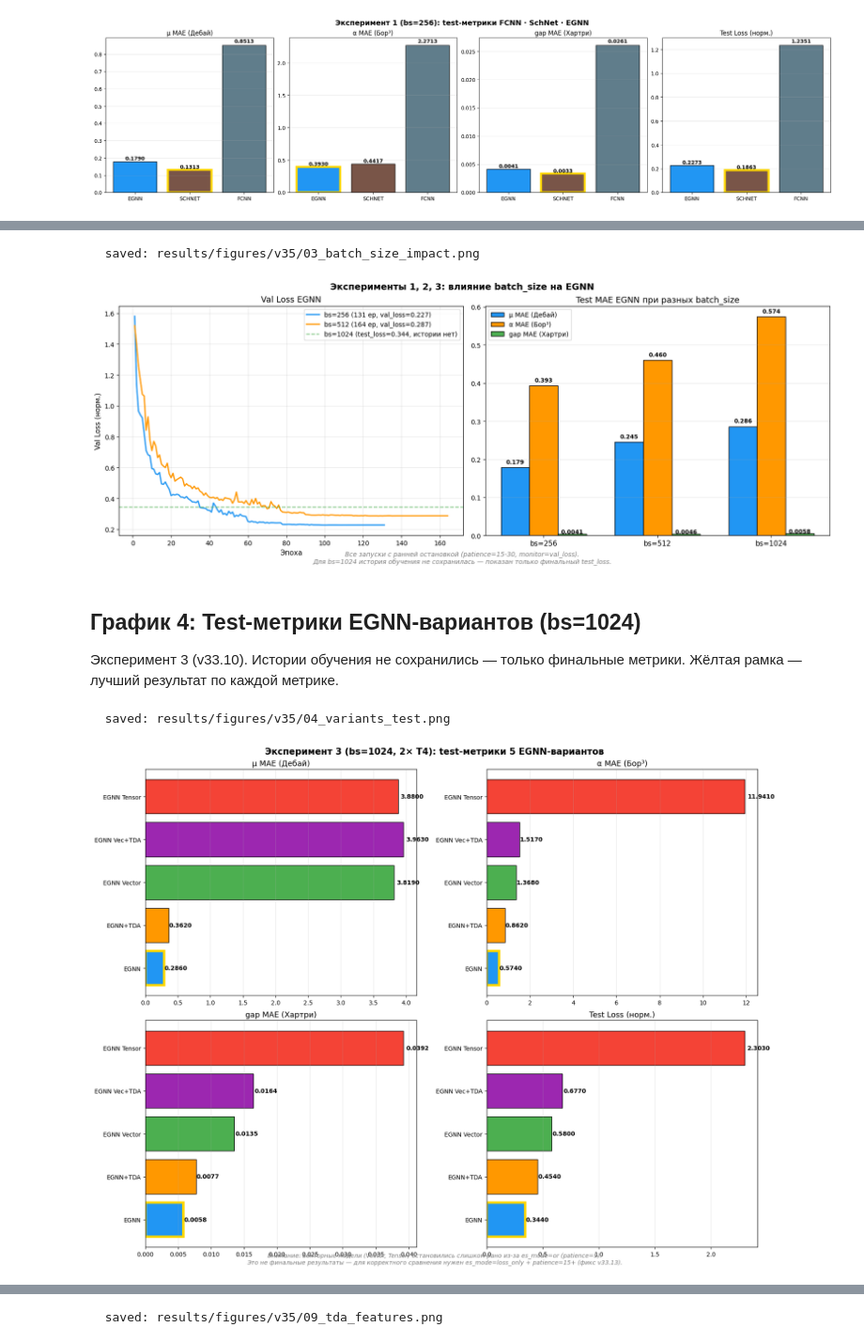
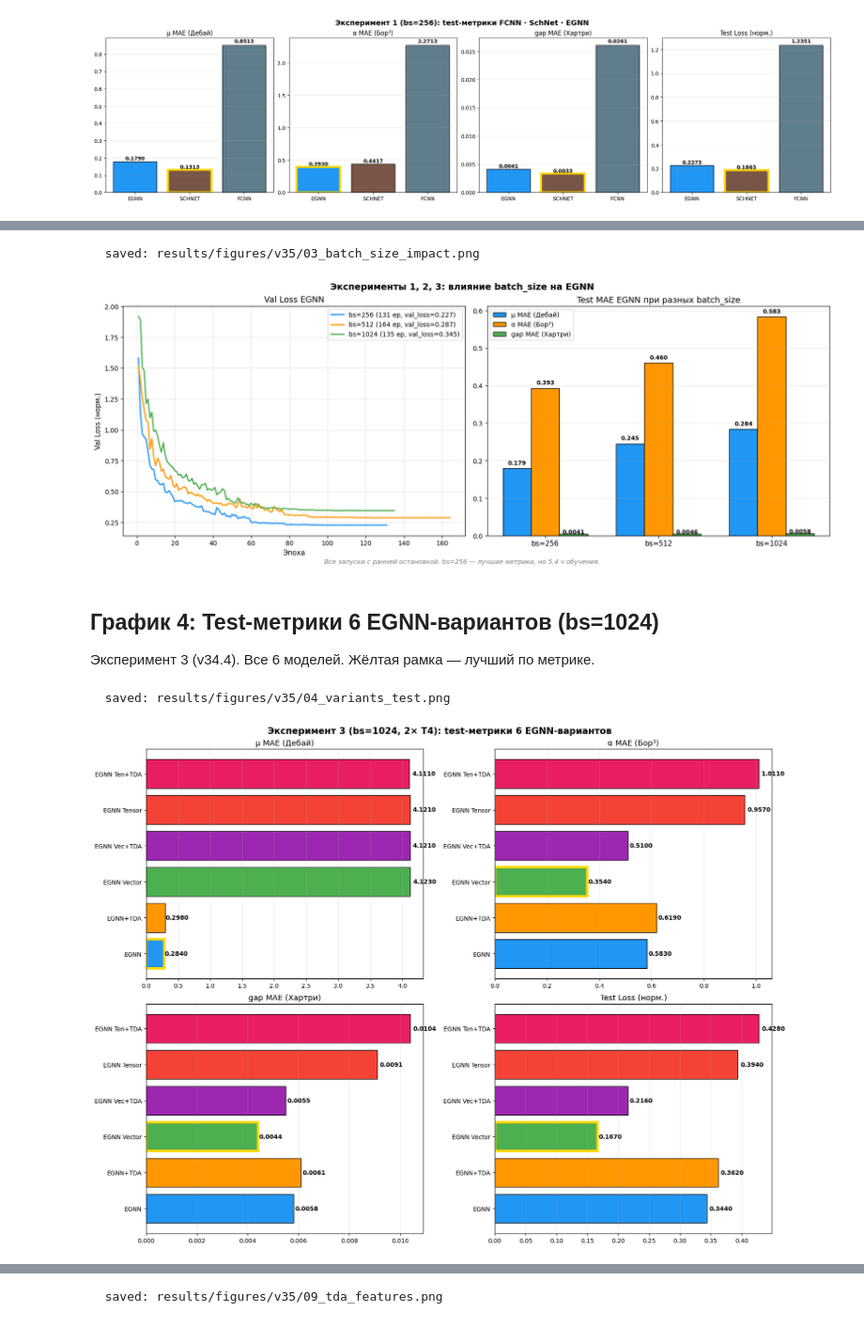
Before and after one commit to ThomasMoore25/alchemy-geom-tda, a Jupyter notebook: notebooks/plot_results.ipynb, the cells around one changed output, grey strips where cells are left out. Shown at 94% size. Cells and saved outputs as stored; diff of their text form; code cells hidden in the pictures.

```diff
--- a/notebooks/plot_results.ipynb
+++ b/notebooks/plot_results.ipynb
@@ -92,8 +93,7 @@ for f in glob.glob('results/experiments/batch_size_256/history_*.csv'):
 import re
 e2_hist = {}
 for f in glob.glob('results/experiments/batch_size_512/history_*.csv'):
-    base = os.path.basename(f)  # history_egnn_all_20260712_160620.csv
-    # Pattern: history_<model_name>_all_<date>_<time>.csv
+    base = os.path.basename(f)
     m = re.match(r'history_(egnn(?:_(?:tda|vector|vector_tda))?)_all_\d+_\d+\.csv', base)
     if m:
         name_raw = m.group(1)
@@ -103,6 +103,22 @@ for f in glob.glob('results/experiments/batch_size_512/history_*.csv'):
             'egnn_vector': 'EGNN Vector', 'egnn_vector_tda': 'EGNN Vec+TDA'}.get(name_raw, name_raw.upper())
     e2_hist[name] = pd.read_csv(f)
     print(f'E2 bs=512 {name}: {len(e2_hist[name])} epochs (file={base})')
+
+# Эксперимент 3: bs=1024 — ВСЕ 6 МОДЕЛЕЙ с полными историями
+e3_files = {
+    'EGNN':          'history_egnn_all_20260719_042700.csv',
+    'EGNN+TDA':      'history_egnn_tda_all_20260719_082051.csv',
+    'EGNN Vector':   'history_egnn_vector_all_20260719_210546.csv',
+    'EGNN Vec+TDA':  'history_egnn_vector_tda_all_20260720_001348.csv',
+    'EGNN Tensor':   'history_egnn_tensor_all_20260720_150826.csv',
+    'EGNN Ten+TDA':  'history_egnn_tensor_tda_all_20260720_064042.csv',
+}
+e3_hist = {}
+for name, fname in e3_files.items():
+    p = f'results/experiments/batch_size_1024/{fname}'
+    if os.path.exists(p):
+        e3_hist[name] = pd.read_csv(p)
+        print(f'E3 bs=1024 {name}: {len(e3_hist[name])} epochs')
 
 # E1 test (последняя строка с test_loss)
 e1_test = {}
@@ -126,15 +142,16 @@ e2_test = {
     'EGNN Vec+TDA':  {'mu': 0.704, 'alpha': 0.357, 'gap': 0.0039, 'loss': 0.565, 'epochs': 145, 'time_h': 3.60},
 }
 
-# Эксперимент 3: bs=1024 — только табличные данные (истории не сохранились)
+# Эксперимент 3: bs=1024 — финальные метрики (из summary_v34_final.csv)
 e3_results = {
-    'EGNN':          {'mu': 0.286, 'alpha': 0.574, 'gap': 0.0058, 'loss': 0.344, 'epochs': 110, 'time_h': 3.01},
-    'EGNN+TDA':      {'mu': 0.362, 'alpha': 0.862, 'gap': 0.0077, 'loss': 0.454, 'epochs': 51,  'time_h': 1.60},
-    'EGNN Vector':   {'mu': 3.819, 'alpha': 1.368, 'gap': 0.0135, 'loss': 0.580, 'epochs': 10,  'time_h': 0.30},
-    'EGNN Vec+TDA':  {'mu': 3.963, 'alpha': 1.517, 'gap': 0.0164, 'loss': 0.677, 'epochs': 10,  'time_h': 0.30},
-    'EGNN Tensor':   {'mu': 3.880, 'alpha': 11.941,'gap': 0.0392, 'loss': 2.303, 'epochs': 13,  'time_h': 0.39},
+    'EGNN':          {'mu': 0.284, 'alpha': 0.583, 'gap': 0.0058, 'loss': 0.344, 'epochs': 135, 'best_epoch': 125, 'params': 952000, 'time_h': 3.47},
+    'EGNN+TDA':      {'mu': 0.298, 'alpha': 0.619, 'gap': 0.0061, 'loss': 0.362, 'epochs': 146, 'best_epoch': 136, 'params': 972000, 'time_h': 3.86},
+    'EGNN Vector':   {'mu': 4.123, 'alpha': 0.354, 'gap': 0.0044, 'loss': 0.167, 'epochs': 188, 'best_epoch': 178, 'params': 968000, 'time_h': 5.27},
+    'EGNN Vec+TDA':  {'mu': 4.121, 'alpha': 0.510, 'gap': 0.0055, 'loss': 0.216, 'epochs': 108, 'best_epoch':  98, 'params': 981000, 'time_h': 3.13},
+    'EGNN Tensor':   {'mu': 4.121, 'alpha': 0.957, 'gap': 0.0091, 'loss': 0.394, 'epochs': 100, 'best_epoch':  95, 'params': 942000, 'time_h': 2.86},
+    'EGNN Ten+TDA':  {'mu': 4.111, 'alpha': 1.011, 'gap': 0.0104, 'loss': 0.428, 'epochs': 273, 'best_epoch': 263, 'params': 949000, 'time_h': 8.14},
 }
-print(f'\nE3 bs=1024: {len(e3_results)} models (только финальные метрики)')
+print(f'\nE3 bs=1024: {len(e3_results)} моделей с полными историями обучения')
 # %% [output]
 E1 bs=256 EGNN: 131 epochs
 E1 bs=256 SCHNET: 226 epochs
@@ -220,15 +238,14 @@ fig, axes = plt.subplots(1, 2, figsize=(16, 6), constrained_layout=True)
 fig.suptitle('Эксперименты 1, 2, 3: влияние batch_size на EGNN',
              fontsize=14, fontweight='bold')
 
-# Слева: val_loss для bs=256 и bs=512 + точка для bs=1024
+# Слева: val_loss для bs=256, bs=512, bs=1024 — ВСЕ КРИВЫЕ
 ax = axes[0]
 ax.plot(e1_hist['EGNN']['epoch'], e1_hist['EGNN']['val_loss'],
-        color='#2196F3', label=f'bs=256 (131 ep, val_loss={e1_hist["EGNN"]["val_loss"].min():.3f})', linewidth=2)
+        color='#2196F3', label=f'bs=256 ({len(e1_hist["EGNN"])} ep, val_loss={e1_hist["EGNN"]["val_loss"].min():.3f})', linewidth=2)
 ax.plot(e2_hist['EGNN']['epoch'], e2_hist['EGNN']['val_loss'],
-        color='#FF9800', label=f'bs=512 (164 ep, val_loss={e2_hist["EGNN"]["val_loss"].min():.3f})', linewidth=2)
-# bs=1024: только точка финального test_loss
-ax.axhline(y=0.344, color='#4CAF50', linestyle='--', alpha=0.7,
-           label=f'bs=1024 (test_loss=0.344, истории нет)')
+        color='#FF9800', label=f'bs=512 ({len(e2_hist["EGNN"])} ep, val_loss={e2_hist["EGNN"]["val_loss"].min():.3f})', linewidth=2)
+ax.plot(e3_hist['EGNN']['epoch'], e3_hist['EGNN']['val_loss'],
+        color='#4CAF50', label=f'bs=1024 ({len(e3_hist["EGNN"])} ep, val_loss={e3_hist["EGNN"]["val_loss"].min():.3f})', linewidth=2)
 ax.set_title('Val Loss EGNN', fontsize=13)
 ax.set_xlabel('Эпоха', fontsize=11)
 ax.set_ylabel('Val Loss (норм.)', fontsize=11)
@@ -255,48 +272,43 @@ for i, (m, a, g) in enumerate(zip(mu_vals, al_vals, gap_vals)):
     ax.text(i+w, g+0.001, f'{g:.4f}', ha='center', fontsize=9, fontweight='bold')
 
 fig.text(0.5, -0.02,
-         'Все запуски с ранней остановкой (patience=15-30, monitor=val_loss).\n'
-         'Для bs=1024 история обучения не сохранилась — показан только финальный test_loss.',
+         'Все запуски с ранней остановкой. bs=256 — лучшие метрики, но 5.4 ч обучения.',
          ha='center', fontsize=10, style='italic', color='gray')
 savefig('03_batch_size_impact')
 plt.show()
 # %% [output]
   saved: results/figures/v35/03_batch_size_impact.png
-[figure, old version]
+[figure, new version]
 # %% [markdown]
-## График 4: Test-метрики EGNN-вариантов (bs=1024)
+## График 4: Test-метрики 6 EGNN-вариантов (bs=1024)
 
-Эксперимент 3 (v33.10). Истории обучения не сохранились — только финальные метрики. Жёлтая рамка — лучший результат по каждой метрике.
+Эксперимент 3 (v34.4). Все 6 моделей. Жёлтая рамка — лучший по метрике.
 # %%
 fig, axes = plt.subplots(2, 2, figsize=(16, 12), constrained_layout=True)
-fig.suptitle('Эксперимент 3 (bs=1024, 2× T4): test-метрики 5 EGNN-вариантов',
+fig.suptitle('Эксперимент 3 (bs=1024, 2× T4): test-метрики 6 EGNN-вариантов',
              fontsize=15, fontweight='bold')
 models = list(e3_results.keys())
 colors_list = [COLORS[m] for m in models]
 
 for ax, (m_key, title, unit) in zip(axes.flat, [('mu', 'μ MAE', 'Дебай'),
                                                 ('alpha', 'α MAE', 'Бор³'),
                                                 ('gap', 'gap MAE', 'Хартри'),
                                                 ('loss', 'Test Loss', 'норм.')]):
     vals = [e3_results[mod][m_key] for mod in models]
     bars = ax.barh(models, vals, color=colors_list, edgecolor='black')
     ax.set_title(f'{title} ({unit})', fontsize=13)
     ax.grid(True, alpha=0.3, axis='x')
     best_i = int(np.argmin(vals))
     bars[best_i].set_edgecolor('gold'); bars[best_i].set_linewidth(4)
     for bar, val in zip(bars, vals):
         ax.text(bar.get_width()*1.01, bar.get_y()+bar.get_height()/2,
                 f'{val:.4f}', ha='left', va='center', fontsize=10, fontweight='bold')
 
-fig.text(0.5, -0.01,
-         'Внимание: векторные модели (Vector, Tensor) остановились слишком рано из-за es_mode=or (patience=9).\n'
-         'Это не финальные результаты — для корректного сравнения нужен es_mode=loss_only + patience=15+ (фикс v33.13).',
-         ha='center', fontsize=10, style='italic', color='gray')
 savefig('04_variants_test')
 plt.show()
 # %% [output]
   saved: results/figures/v35/04_variants_test.png
-[figure, old version]
+[figure, new version]
 # %% [markdown]
 ## График 5: TDA — групповое сравнение (с TDA vs без TDA)
 
```
Also changed, not shown: parts of 25 cells of this notebook, 13 other files.
